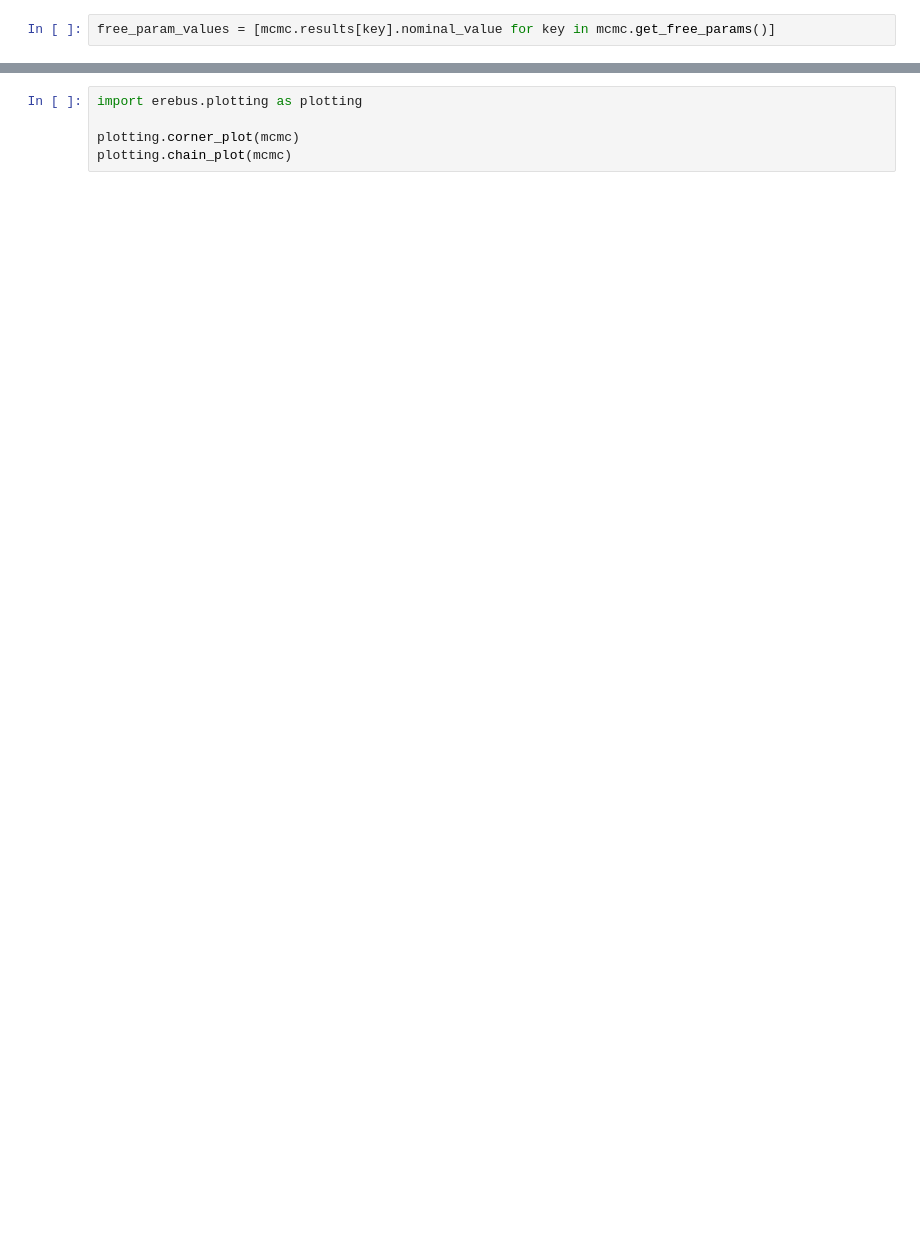
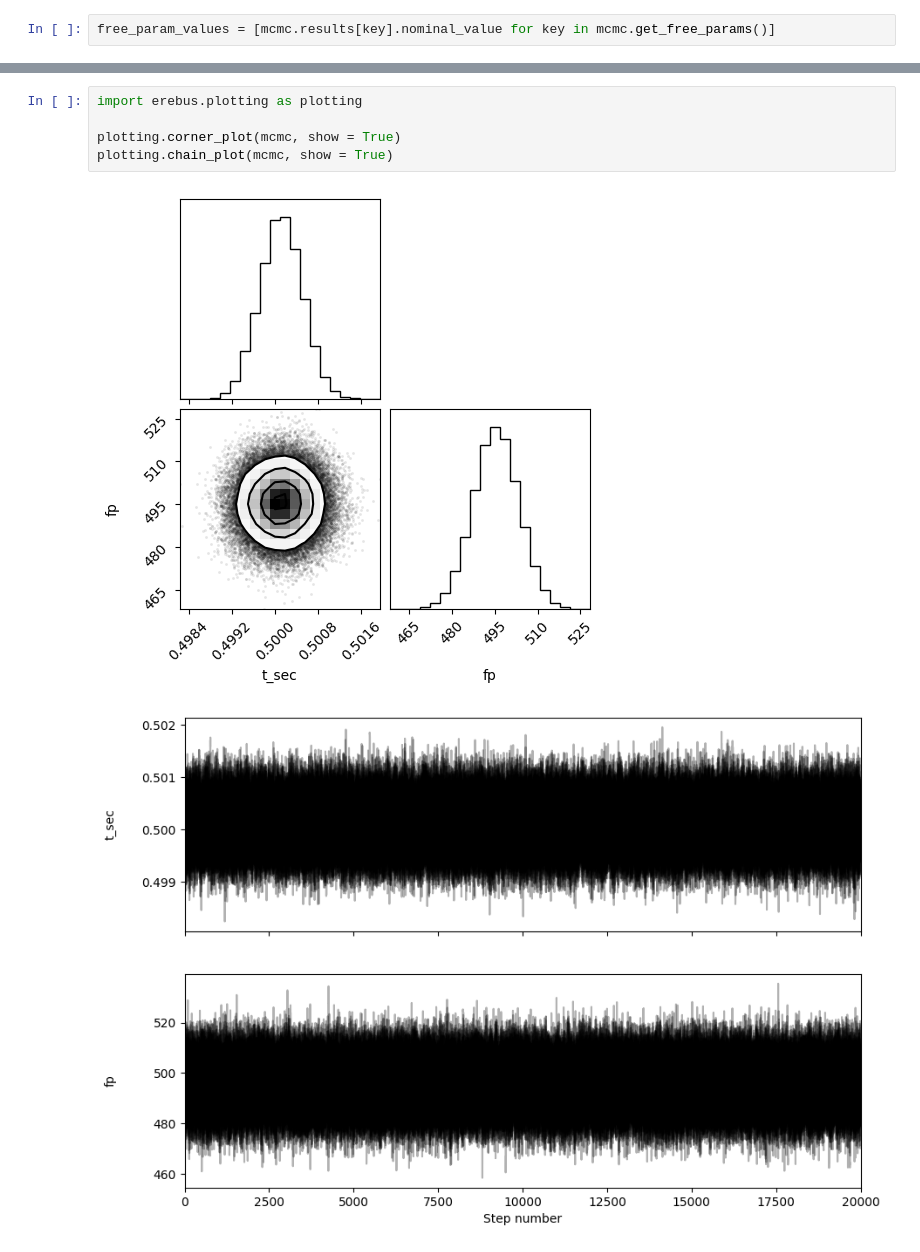
Before and after one commit to nicholasconnors/erebus, a Jupyter notebook: manual_tests/test_fitting.ipynb, the cells around one changed output, grey strips where cells are left out. Drawn from its saved outputs; the diff is of its cells as text; blank space fills up the shorter version.

```diff
--- a/manual_tests/test_fitting.ipynb
+++ b/manual_tests/test_fitting.ipynb
@@ -124,5 +110,8 @@ plt.show()
 # %%
 import erebus.plotting as plotting
 
-plotting.corner_plot(mcmc)
-plotting.chain_plot(mcmc)
+plotting.corner_plot(mcmc, show = True)
+plotting.chain_plot(mcmc, show = True)
+# %% [output]
+[figure, added]
+[figure, added]
```
Also changed, not shown: parts of 6 cells of this notebook, 4 other files.
